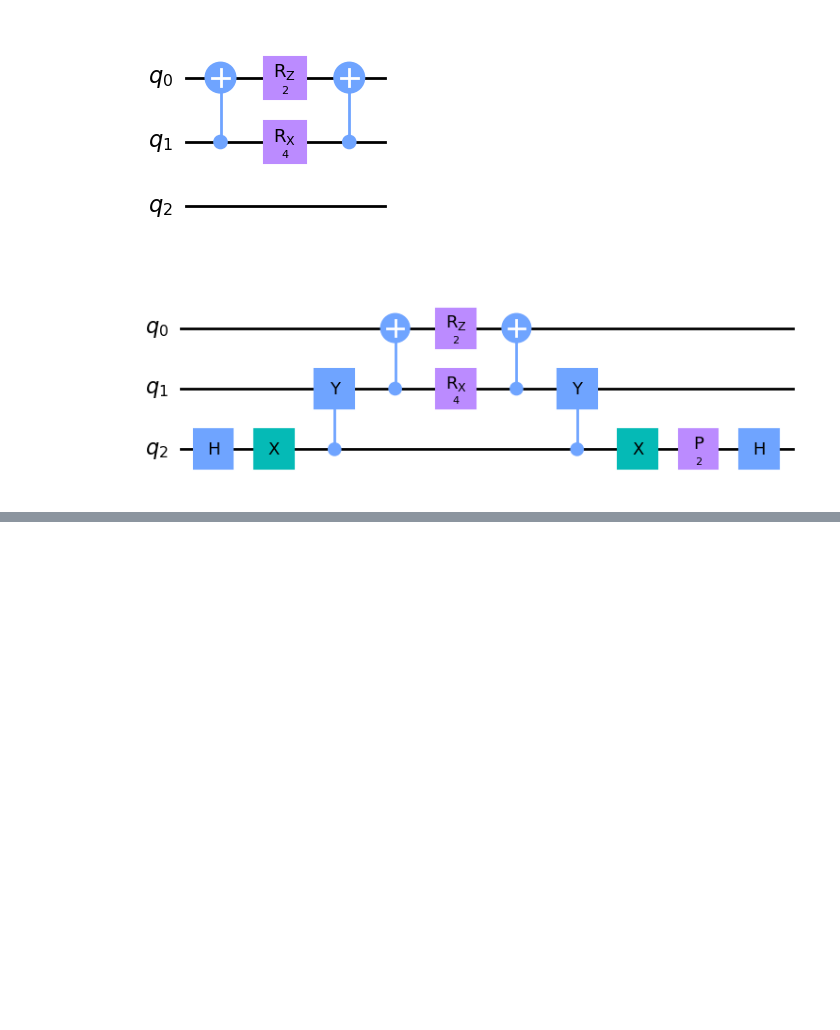
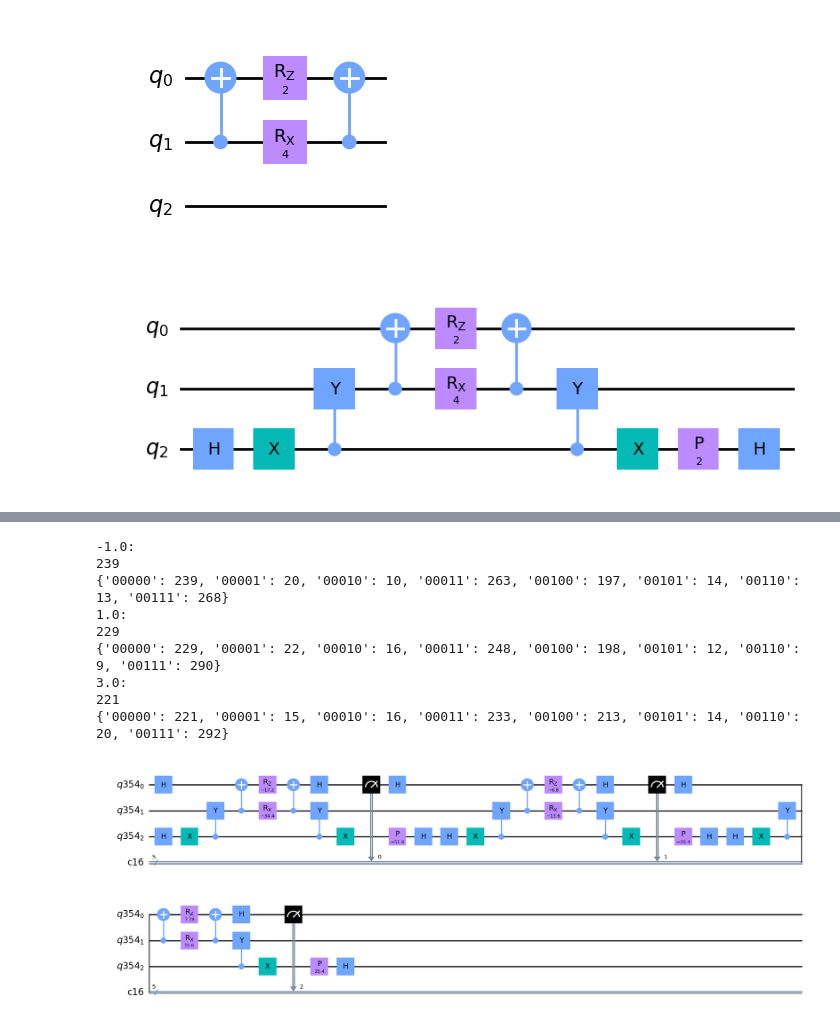
Before and after one commit to constantlyPlanck/2QubitRodeo, a Jupyter notebook: 2Qubit.ipynb, the cells around one changed output, grey strips where cells are left out. Saved outputs shown, nothing was run; the diff lists cells and outputs as text; code cells hidden in the pictures; blank space fills up the shorter version.

```diff
--- a/2Qubit.ipynb
+++ b/2Qubit.ipynb
@@ -76,6 +44,8 @@ temp.decompose().draw('mpl')
 # %%
-def make_cont_sys_circ2(inTime, xMod, zMod):
+def make_cont_sys_circ(inTime, xMod, zMod):
     temp = QuantumCircuit(3)
+
+    # temp.h(0)
 
     temp.cx(1, 0)
 
@@ -84,11 +54,13 @@ def make_cont_sys_circ2(inTime, xMod, zMod):
 
     temp.cx(1, 0)
 
+    # temp.h(0)
+
     return temp
 
 temp = QuantumCircuit(3)
 
-temp.compose(make_cont_sys_circ2(1, 2, 1), [0, 1, 2], inplace=True)
+temp.compose(make_cont_sys_circ(1, 2, 1), [0, 1, 2], inplace=True)
 
 temp.draw('mpl')
 # %% [output]
@@ -102,7 +74,7 @@ def make_cycle(time, ETarget, xMod, zMod):
     cycle.x(2)
     cycle.cy(2, 1)
 
-    cycle.compose(make_cont_sys_circ2(time, xMod, zMod), [0, 1, 2], inplace=True)
+    cycle.compose(make_cont_sys_circ(time, xMod, zMod), [0, 1, 2], inplace=True)
 
     cycle.cy(2, 1)
     cycle.x(2)
@@ -153,8 +125,8 @@ values = [-3, 3, -1, 1]
 #use small sigma to search
 #repeat search on peaks with larger sigma
 
-for i in Range(1):
-    energies = [-3,-1, 1, 3]
+for i in Range(3):
+    energies = [-3, -1, 1, 3]
     eTarget = energies[i]
     # eTarget = -3 + (i) * 2
     # eTarget = i/10 - 5
@@ -166,37 +138,48 @@ for i in Range(1):
 
     # rodeo.initialize(initial_vector)
     # rodeo.h(2)
     # rodeo.x(1)
     # rodeo.x(2)
     # rodeo.p(1, 0)
 
-    rodeo.compose(make_cycle(t1, eTarget), [0, 1, 2], inplace=True)
+    rodeo.compose(make_cycle(t1, eTarget, 2, 1), [0, 1, 2], inplace=True)
     rodeo.measure(0, 0) #cbit 0000n
 
-    # rodeo.compose(make_cycle(t2, eTarget), [0, 1, 2], inplace=True)
-    # rodeo.measure(0, 1) #cbit 000n0
-    #
-    # rodeo.compose(make_cycle(t3, eTarget), [0, 1, 2], inplace=True)
-    # rodeo.measure(0, 2) #cbit 00n00
+    rodeo.compose(make_cycle(t2, eTarget, 2, 1), [0, 1, 2], inplace=True)
+    rodeo.measure(0, 1) #cbit 000n0
+
+    rodeo.compose(make_cycle(t3, eTarget, 2, 1), [0, 1, 2], inplace=True)
+    rodeo.measure(0, 2) #cbit 00n00
     #
     # rodeo.compose(make_cycle(t4, eTarget), [0, 1, 2], inplace=True)
     # rodeo.measure(0, 3) #cbit 0n000
     #
     # rodeo.compose(make_cycle(t5, eTarget), [0, 1, 2], inplace=True)
     # rodeo.measure(0, 4) #cbit n0000
 
 
     job = execute(rodeo, backend=backend)
     job.wait_for_final_state()
 
     numSuccess = job.result().get_counts().get('00000')
     if numSuccess is None:
         numSuccess = 0
 
     print(numSuccess)
     specSuccess4.append(numSuccess)
 
     print(job.result().get_counts())
 
 rodeo.draw('mpl')
+# %% [output]
+-1.0:
+239
+{'00000': 239, '00001': 20, '00010': 10, '00011': 263, '00100': 197, '00101': 14, '00110': 13, '00111': 268}
+1.0:
+229
+{'00000': 229, '00001': 22, '00010': 16, '00011': 248, '00100': 198, '00101': 12, '00110': 9, '00111': 290}
+3.0:
+221
+{'00000': 221, '00001': 15, '00010': 16, '00011': 233, '00100': 213, '00101': 14, '00110': 20, '00111': 292}
+[figure, added]
 # %%
```
Also changed, not shown: parts of 12 cells of this notebook.
